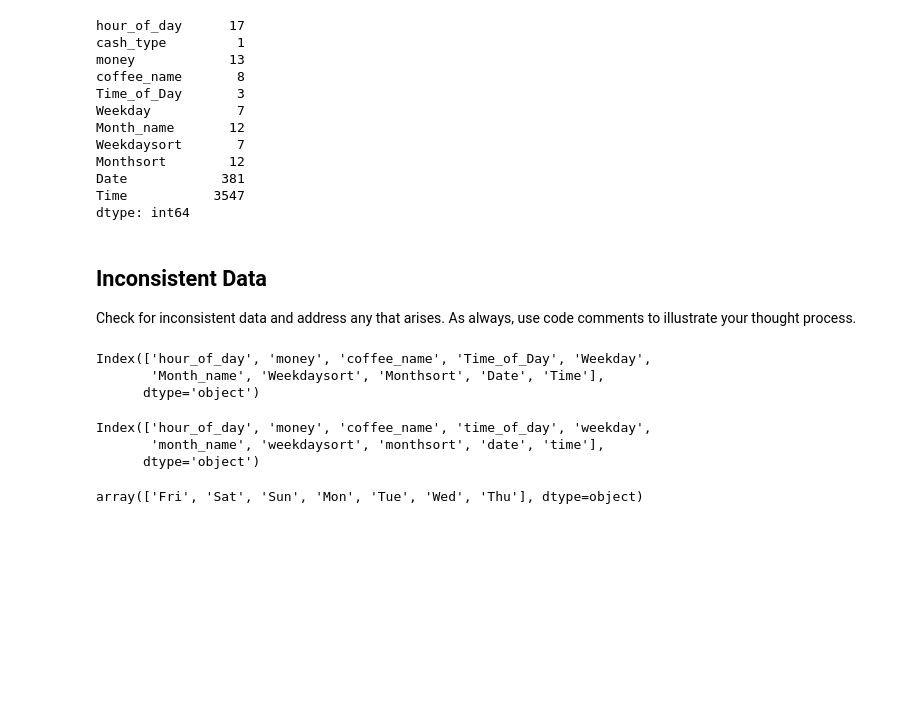
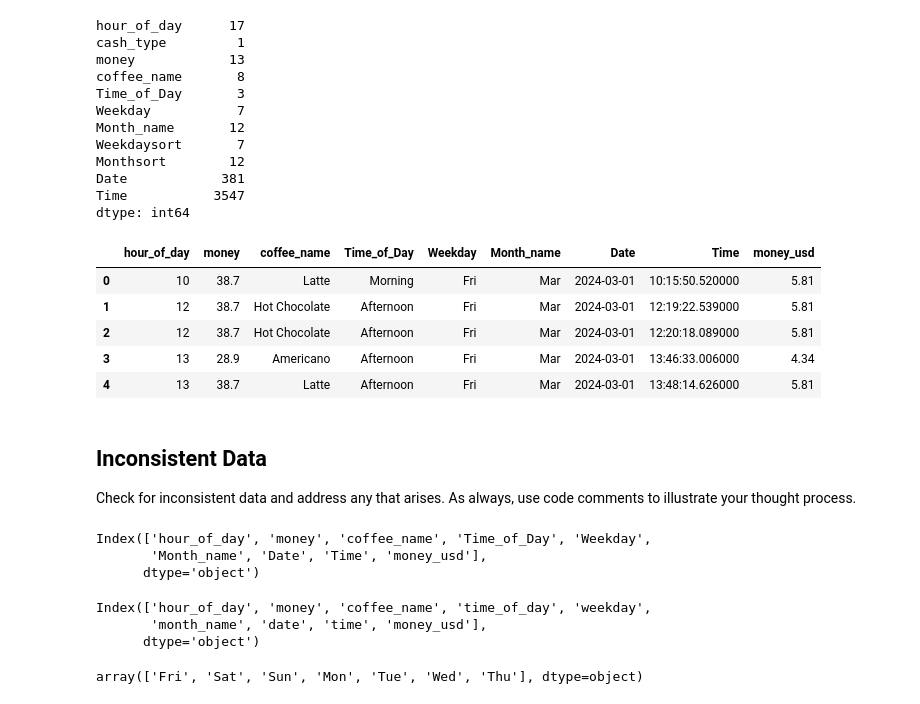
Before and after one commit to melharbaugh/cleaning-data-checkpoint, a Jupyter notebook: checkpoint-three.ipynb, the cells around one changed output. Saved outputs shown, nothing was run; the diff lists cells and outputs as text; code cells hidden in the pictures; blank space fills up the shorter version.

```diff
--- a/checkpoint-three.ipynb
+++ b/checkpoint-three.ipynb
@@ -101,3 +99,19 @@ df = df.drop(columns=['cash_type'])
+# %%
+#Also dropped monthsort and weeksort
+df = df.drop(columns=["Monthsort", "Weekdaysort"])
+# %%
+#converted money for better interpretability
+rate = 0.15
+df["money_usd"] = (df["money"] * rate).round(2)
+# %%
+df.head()
+# %% [output]
+|  | hour_of_day | money | coffee_name | Time_of_Day | Weekday | Month_name | Date | Time | money_usd |
+| 0 | 10 | 38.7 | Latte | Morning | Fri | Mar | 2024-03-01 | 10:15:50.520000 | 5.81 |
+| 1 | 12 | 38.7 | Hot Chocolate | Afternoon | Fri | Mar | 2024-03-01 | 12:19:22.539000 | 5.81 |
+| 2 | 12 | 38.7 | Hot Chocolate | Afternoon | Fri | Mar | 2024-03-01 | 12:20:18.089000 | 5.81 |
+| 3 | 13 | 28.9 | Americano | Afternoon | Fri | Mar | 2024-03-01 | 13:46:33.006000 | 4.34 |
+| 4 | 13 | 38.7 | Latte | Afternoon | Fri | Mar | 2024-03-01 | 13:48:14.626000 | 5.81 |
 # %% [markdown]
 ## Inconsistent Data
 
@@ -106,7 +120,7 @@ Check for inconsistent data and address any that arises. As always, use code com
 df.columns
 # %% [output]
 Index(['hour_of_day', 'money', 'coffee_name', 'Time_of_Day', 'Weekday',
-       'Month_name', 'Weekdaysort', 'Monthsort', 'Date', 'Time'],
+       'Month_name', 'Date', 'Time', 'money_usd'],
       dtype='object')
 # %%
 #names of columns are inconsistent in several ways, this line cleans them all
@@ -115,7 +129,7 @@ df.columns = df.columns.str.strip().str.lower().str.replace(" ", "_")
 df.columns
 # %% [output]
 Index(['hour_of_day', 'money', 'coffee_name', 'time_of_day', 'weekday',
-       'month_name', 'weekdaysort', 'monthsort', 'date', 'time'],
+       'month_name', 'date', 'time', 'money_usd'],
       dtype='object')
 # %%
 #checking for unique values in weekday column to ensure they were named consistently
```
Also changed, not shown: parts of 2 cells of this notebook.
